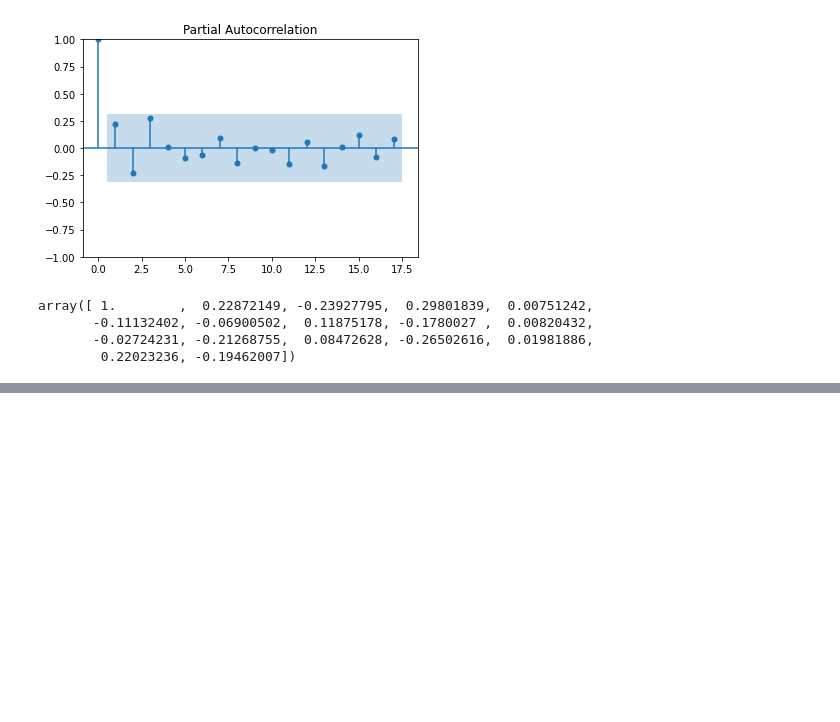
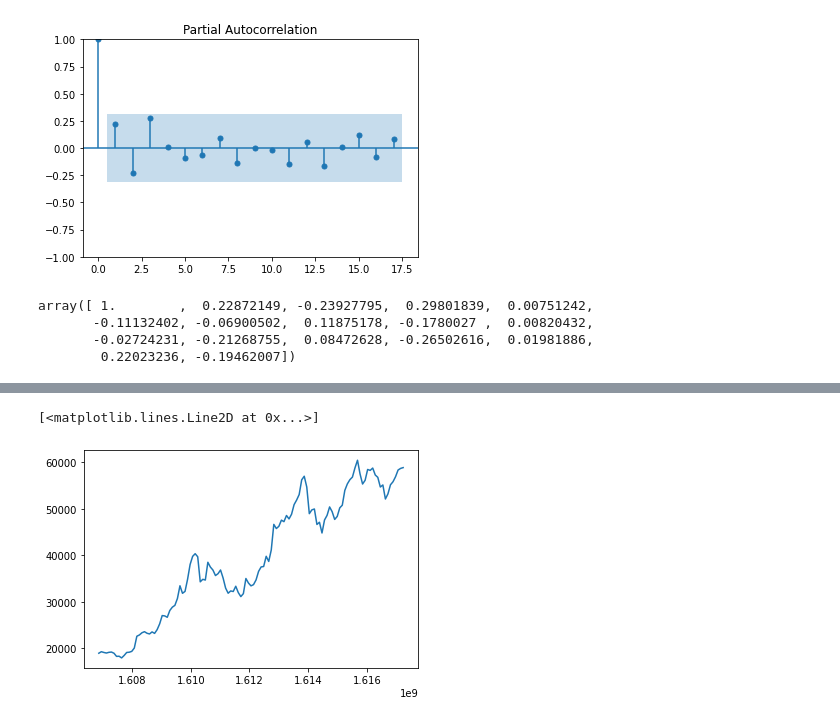
Before and after one commit to 123mitnik/Crypto_Forecasting_kaggle, a Jupyter notebook: statistical-analyses-additional.ipynb, the cells around one changed output, grey strips where cells are left out. Drawn from its saved outputs; the diff is of its cells as text; code cells hidden in the pictures; blank space fills up the shorter version.

```diff
--- a/statistical-analyses-additional.ipynb
+++ b/statistical-analyses-additional.ipynb
@@ -109,0 +116,10 @@ array([ 1.        ,  0.22872149, -0.23927795,  0.29801839,  0.00751242,
+# %%
+from script.morestats import d2s,ts_with_frequency
+import matplotlib.pyplot as plt
+
+btc = crypto_df[crypto_df["Asset_ID"]==1].set_index('timestamp')['Close']
+btc_freq = ts_with_frequency(series=btc, frequency='1D')
+plt.plot(btc_freq.loc[d2s('2020-12-01'):d2s('2021-04-01')])
+# %% [output]
+[<matplotlib.lines.Line2D at 0x...>]
+[figure, added]
```
Also changed, not shown: parts of 12 cells of this notebook, 3 other files.
